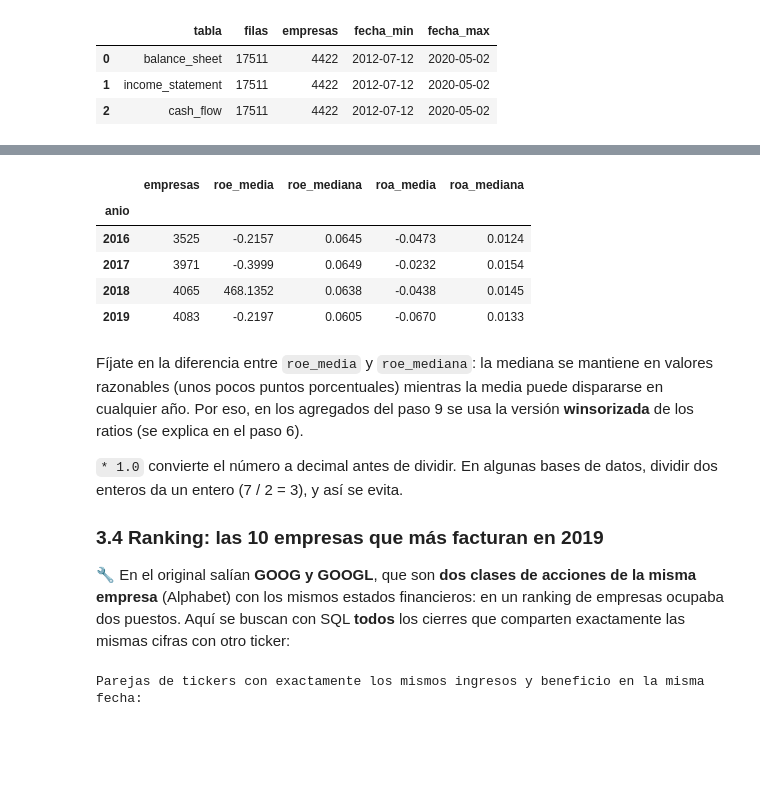
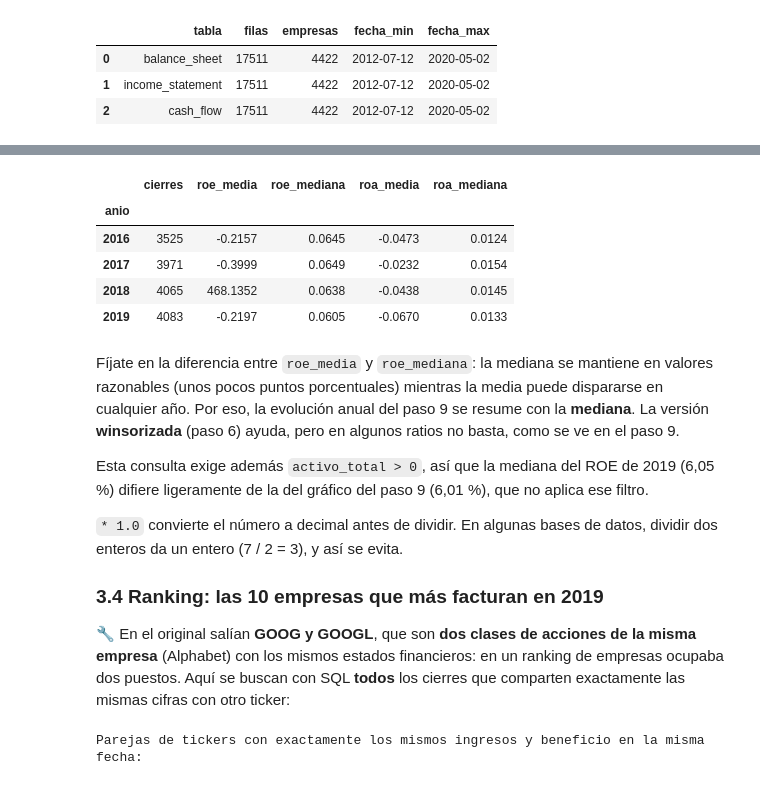
Before and after one commit to javiersotocam-arch/indicadores-financieros-desde-cero, a Jupyter notebook: indicadores_financieros_python_explicado.ipynb, the cells around one changed output, grey strips where cells are left out. Drawn from its saved outputs; the diff is of its cells as text; code cells hidden in the pictures; blank space fills up the shorter version.

```diff
--- a/indicadores_financieros_python_explicado.ipynb
+++ b/indicadores_financieros_python_explicado.ipynb
@@ -290,32 +290,34 @@ SQL no tiene una función `MEDIAN` común a SQLite y MySQL, así que la mediana
 # %%
 roe_empresas = q(f'''
 SELECT {anio('b.fecha_cierre')} AS anio,
        i.beneficio_neto * 1.0 / b.patrimonio_neto_total AS roe,
        i.beneficio_neto * 1.0 / b.activo_total AS roa
 FROM {B} b
 INNER JOIN {I} i ON b.ticker = i.ticker AND b.fecha_cierre = i.fecha_cierre
 WHERE b.patrimonio_neto_total > 0
   AND b.activo_total > 0
   AND {anio('b.fecha_cierre')} BETWEEN 2016 AND 2019
 ''')
 
 roe_por_anio = roe_empresas.groupby('anio').agg(
-    empresas=('roe', 'size'),
+    cierres=('roe', 'size'),
     roe_media=('roe', 'mean'),
     roe_mediana=('roe', 'median'),
     roa_media=('roa', 'mean'),
     roa_mediana=('roa', 'median'),
 ).round(4)
 roe_por_anio
 # %% [output]
-|  | empresas | roe_media | roe_mediana | roa_media | roa_mediana |
+|  | cierres | roe_media | roe_mediana | roa_media | roa_mediana |
 | anio |  |  |  |  |  |
 | 2016 | 3525 | -0.2157 | 0.0645 | -0.0473 | 0.0124 |
 | 2017 | 3971 | -0.3999 | 0.0649 | -0.0232 | 0.0154 |
 | 2018 | 4065 | 468.1352 | 0.0638 | -0.0438 | 0.0145 |
 | 2019 | 4083 | -0.2197 | 0.0605 | -0.0670 | 0.0133 |
 # %% [markdown]
-Fíjate en la diferencia entre `roe_media` y `roe_mediana`: la mediana se mantiene en valores razonables (unos pocos puntos porcentuales) mientras la media puede dispararse en cualquier año. Por eso, en los agregados del paso 9 se usa la versión **winsorizada** de los ratios (se explica en el paso 6).
+Fíjate en la diferencia entre `roe_media` y `roe_mediana`: la mediana se mantiene en valores razonables (unos pocos puntos porcentuales) mientras la media puede dispararse en cualquier año. Por eso, la evolución anual del paso 9 se resume con la **mediana**. La versión **winsorizada** (paso 6) ayuda, pero en algunos ratios no basta, como se ve en el paso 9.
+
+Esta consulta exige además `activo_total > 0`, así que la mediana del ROE de 2019 (6,05 %) difiere ligeramente de la del gráfico del paso 9 (6,01 %), que no aplica ese filtro.
 
 `* 1.0` convierte el número a decimal antes de dividir. En algunas bases de datos, dividir dos enteros da un entero (7 / 2 = 3), y así se evita.
 
```
Also changed, not shown: parts of 15 cells of this notebook, 1 other file.
